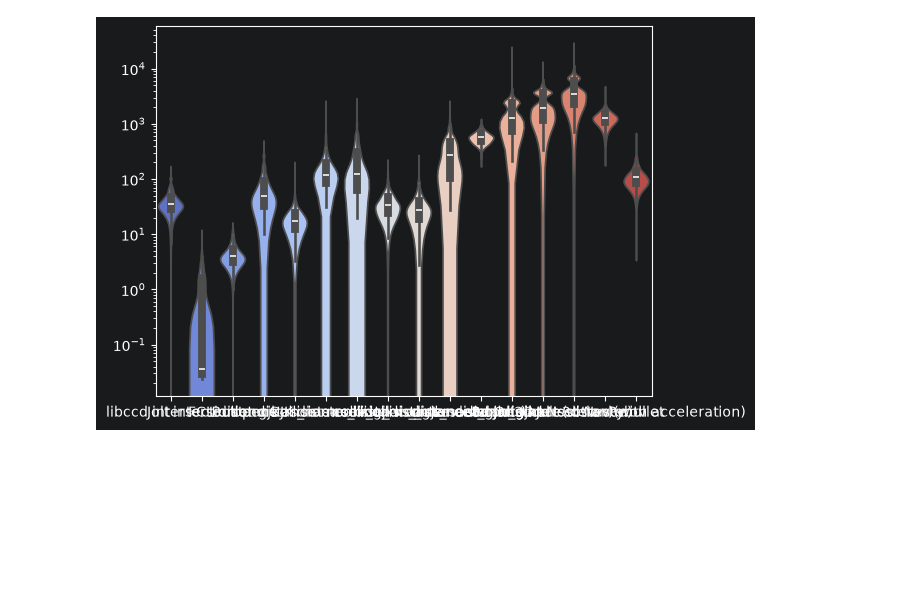
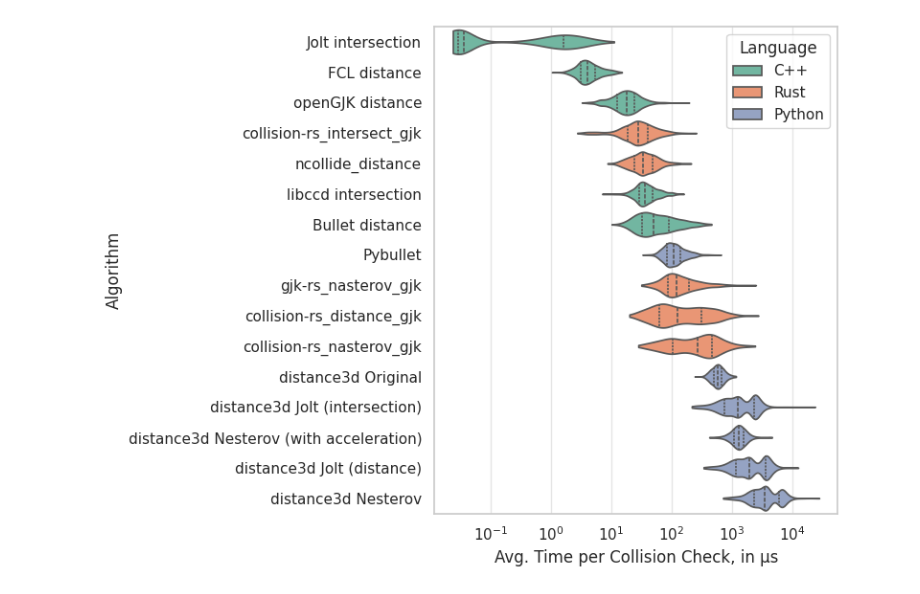
Before and after one commit to ThiloU/collision-comparison, a Jupyter notebook: compare-python/analyze/analysis.ipynb, the cells around one changed output. Cells and saved outputs as stored; diff of their text form; code cells hidden in the pictures; blank space fills up the shorter version.

```diff
--- a/compare-python/analyze/analysis.ipynb
+++ b/compare-python/analyze/analysis.ipynb
@@ -40,7 +48,28 @@ Plotting histograms:
 # %%
 # Violin plot:
 
-sns.violinplot(data=df, palette='coolwarm')
-plt.yscale("log")
+df_long = df.melt(var_name='Algorithm', value_name='Value')
+plt.figure(figsize=(8, 6))
+sns.set_theme(style="whitegrid")
+order = df_long.groupby('Algorithm')['Value'].median().sort_values(ascending=True).index.tolist()
+
+df_long['Language'] = df_long['Algorithm'].map(algo_language)
+languages = df_long['Language'].unique().tolist()
+lang_colors = sns.color_palette('Set2', n_colors=len(languages))
+lang_palette = dict(zip(languages, lang_colors))
+
+sns.violinplot(
+    data=df_long,
+    y='Algorithm', x='Value',
+    order=order, hue='Language', hue_order=languages,
+    palette=lang_palette,
+    # dodge=False,
+    inner="quart", density_norm="count", log_scale=True, cut=0
+)
+
+
+plt.xlabel("Avg. Time per Collision Check, in µs")
+plt.tight_layout()
+plt.show()
 # %% [output]
-[figure, old version]
+[figure, new version]
```
Also changed, not shown: parts of 2 cells of this notebook, 1 other file.
